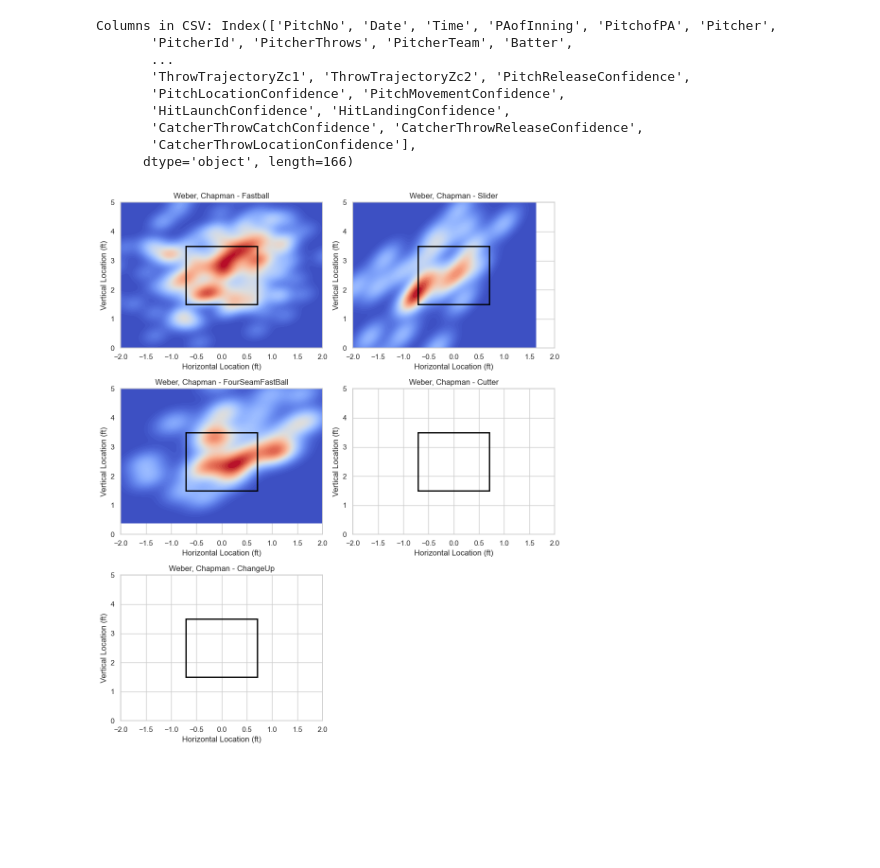
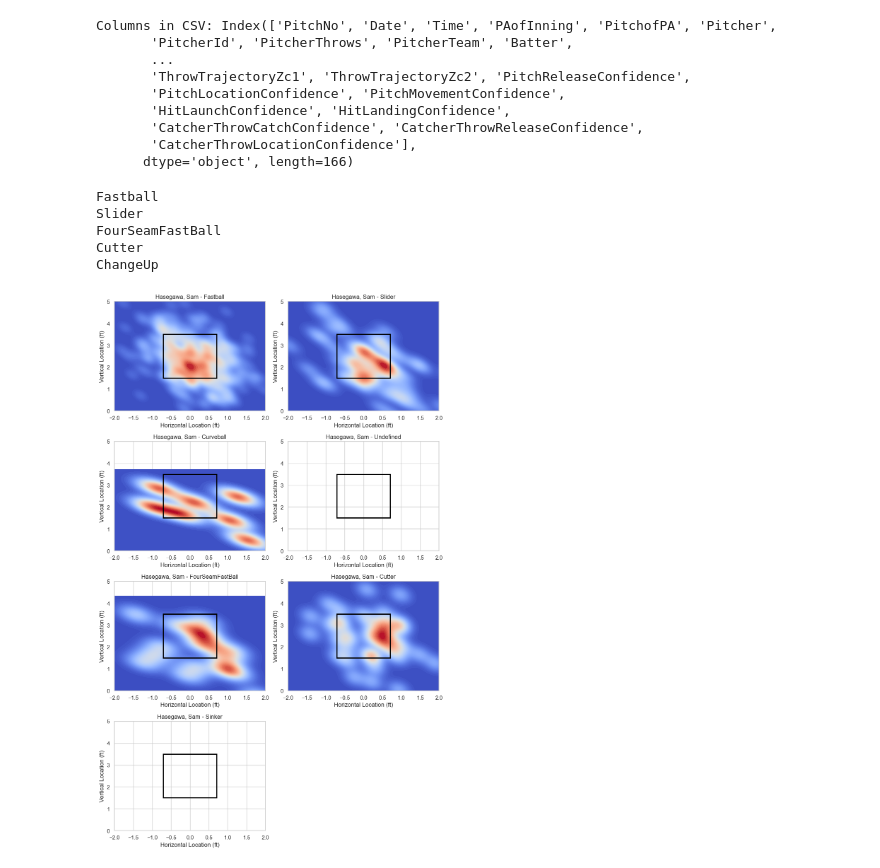
Before and after one commit to jackkalsched/UCSD_Baseball_25, a Jupyter notebook: Pitching/heat_maps.ipynb, the cells around one changed output. Drawn from its saved outputs; the diff is of its cells as text; code cells hidden in the pictures; blank space fills up the shorter version.

```diff
--- a/Pitching/heat_maps.ipynb
+++ b/Pitching/heat_maps.ipynb
@@ -31,9 +31,10 @@ Columns in CSV: Index(['PitchNo', 'Date', 'Time', 'PAofInning', 'PitchofPA', 'Pi
 # %%
 def plot_pitcher_heatmaps(df, pitcher_name):
     """
-    Plots heatmaps of pitch locations for all pitch types for a single pitcher,
-    with a true strike zone rectangle.
+    Plots KDE heatmaps of pitch locations for all pitch types of a single pitcher,
+    with a true MLB strike zone and handling missing pitch data.
     """
+    # Clean pitcher name
     pitcher_name_clean = pitcher_name.strip().lower()
     pitcher_data = df[df["Pitcher"] == pitcher_name_clean]
 
@@ -41,15 +42,20 @@ def plot_pitcher_heatmaps(df, pitcher_name):
         print(f"No data found for pitcher: {pitcher_name}")
         return
 
-    pitch_types = pitcher_data["TaggedPitchType"].unique()
+    # Only pitch types with data
+    pitch_types = [
+        p for p in pitcher_data["TaggedPitchType"].unique()
+        if not pitcher_data[pitcher_data["TaggedPitchType"] == p].empty
+    ]
+
     n_pitches = len(pitch_types)
-
     n_cols = 2
     n_rows = math.ceil(n_pitches / n_cols)
 
     fig, axes = plt.subplots(n_rows, n_cols, figsize=(10, 4 * n_rows))
     axes = axes.flatten()
 
+    # MLB strike zone dimensions
     strike_left = -0.7083
     strike_right = 0.7083
     strike_bottom = 1.5
@@ -58,7 +64,7 @@ def plot_pitcher_heatmaps(df, pitcher_name):
     for i, pitch in enumerate(pitch_types):
         pitch_data_type = pitcher_data[pitcher_data["TaggedPitchType"] == pitch]
 
-        # KDE heatmap
+        # Plot KDE
         sns.kdeplot(
             x=pitch_data_type["PlateLocSide"],
             y=pitch_data_type["PlateLocHeight"],
@@ -70,7 +76,7 @@ def plot_pitcher_heatmaps(df, pitcher_name):
             ax=axes[i]
         )
 
-        # Add strike zone rectangle
+        # Draw strike zone rectangle
         rect = plt.Rectangle(
             (strike_left, strike_bottom),
             strike_right - strike_left,
@@ -85,8 +91,6 @@ def plot_pitcher_heatmaps(df, pitcher_name):
         axes[i].set_title(f"{pitcher_name} - {pitch}", fontsize=12)
         axes[i].set_xlabel("Horizontal Location (ft)")
         axes[i].set_ylabel("Vertical Location (ft)")
-
-        # Optional: set axes limits
         axes[i].set_xlim(-2, 2)
         axes[i].set_ylim(0, 5)
 
@@ -96,8 +100,27 @@ def plot_pitcher_heatmaps(df, pitcher_name):
 
     plt.tight_layout()
     plt.show()
+# %%
+pitcher_name = "weber, chapman"
+pitcher_name_clean = pitcher_name.strip().lower()
+pitcher_data = df[df["Pitcher"] == pitcher_name_clean]
+
+pitch_types = [
+    p for p in pitcher_data["TaggedPitchType"].unique()
+    if not pitcher_data[pitcher_data["TaggedPitchType"] == p].empty
+]
+
+# Then you can run your for loop
+for i, pitch in enumerate(pitch_types):
+    print(pitch)
+# %% [output]
+Fastball
+Slider
+FourSeamFastBall
+Cutter
+ChangeUp
 # %%
-pitcher_to_plot = "Weber, Chapman"
+pitcher_to_plot = "Hasegawa, Sam"
 plot_pitcher_heatmaps(df, pitcher_to_plot)
 # %% [output]
-[figure, old version]
+[figure, new version]
```
